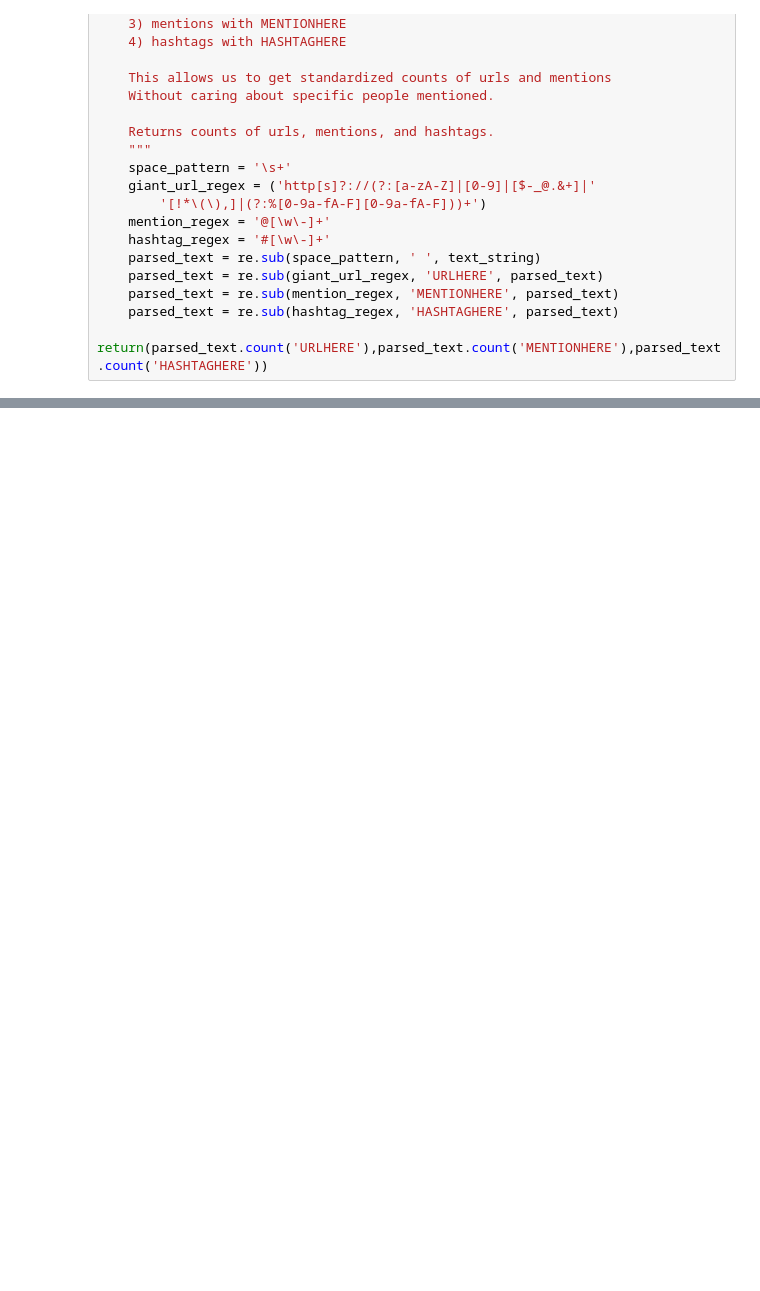
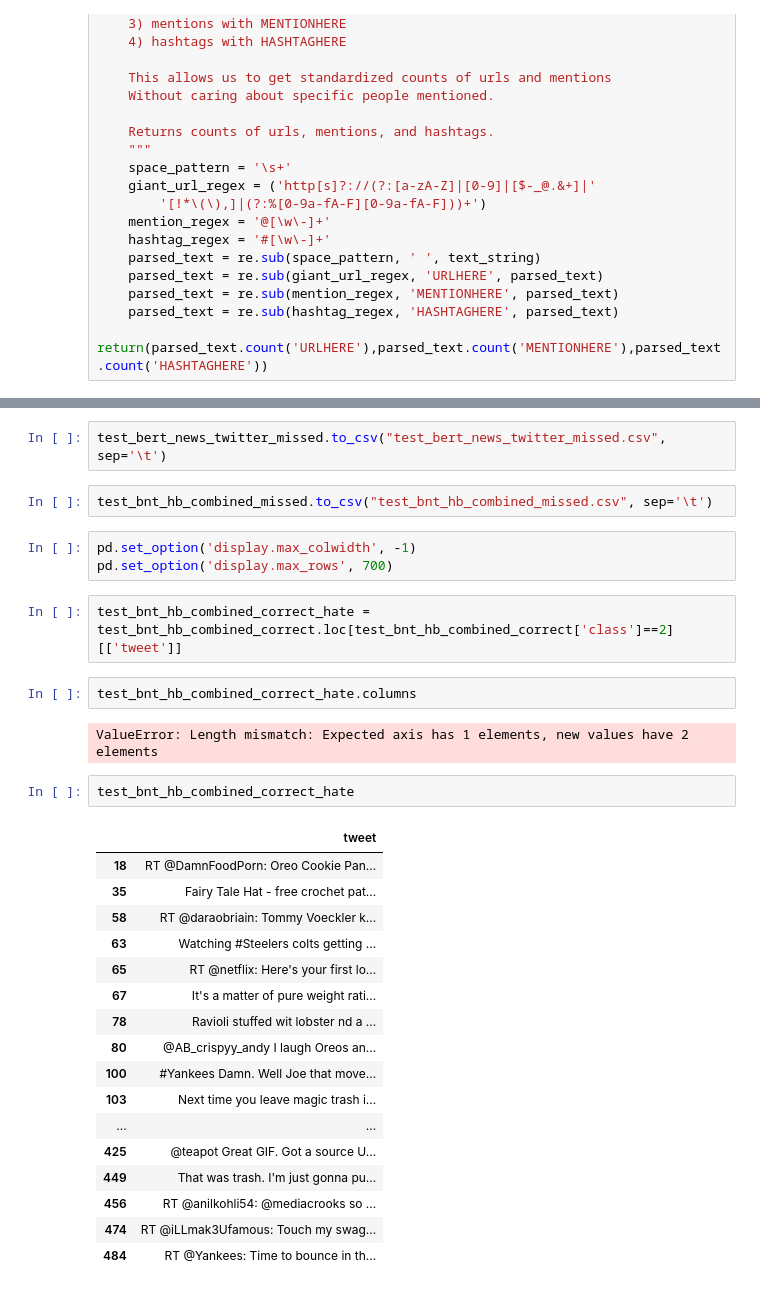
Before and after one commit to LACoderDeBH/CS224U_Final_Project_Hate_Speech_Detection_Explainability, a Jupyter notebook: our_model.ipynb, the cells around one changed output, grey strips where cells are left out. Saved outputs shown, nothing was run; the diff lists cells and outputs as text; blank space fills up the shorter version.

```diff
--- a/our_model.ipynb
+++ b/our_model.ipynb
@@ -897,0 +1120,33 @@ See the caveats in the documentation: http://pandas.pydata.org/pandas-docs/stabl
+# %%
+test_bert_news_twitter_missed.to_csv("test_bert_news_twitter_missed.csv", sep='\t')
+# %%
+test_bnt_hb_combined_missed.to_csv("test_bnt_hb_combined_missed.csv", sep='\t')
+# %%
+pd.set_option('display.max_colwidth', -1)
+pd.set_option('display.max_rows', 700)
+# %%
+test_bnt_hb_combined_correct_hate = test_bnt_hb_combined_correct.loc[test_bnt_hb_combined_correct['class']==2][['tweet']]
+# %%
+test_bnt_hb_combined_correct_hate.columns
+# %% [output]
+ValueError: Length mismatch: Expected axis has 1 elements, new values have 2 elements
+# %%
+test_bnt_hb_combined_correct_hate
+# %% [output]
+|  | tweet |
+| 18 | RT @DamnFoodPorn: Oreo Cookie Pan... |
+| 35 | Fairy Tale Hat - free crochet pat... |
+| 58 | RT @daraobriain: Tommy Voeckler k... |
+| 63 | Watching #Steelers colts getting ... |
+| 65 | RT @netflix: Here's your first lo... |
+| 67 | It's a matter of pure weight rati... |
+| 78 | Ravioli stuffed wit lobster nd a ... |
+| 80 | @AB_crispyy_andy I laugh Oreos an... |
+| 100 | #Yankees Damn. Well Joe that move... |
+| 103 | Next time you leave magic trash i... |
+| ... | ... |
+| 425 | @teapot Great GIF. Got a source U... |
+| 449 | That was trash. I'm just gonna pu... |
+| 456 | RT @anilkohli54: @mediacrooks so ... |
+| 474 | RT @iLLmak3Ufamous: Touch my swag... |
+| 484 | RT @Yankees: Time to bounce in th... |
```
Also changed, not shown: parts of 198 cells of this notebook, 12 other files.
